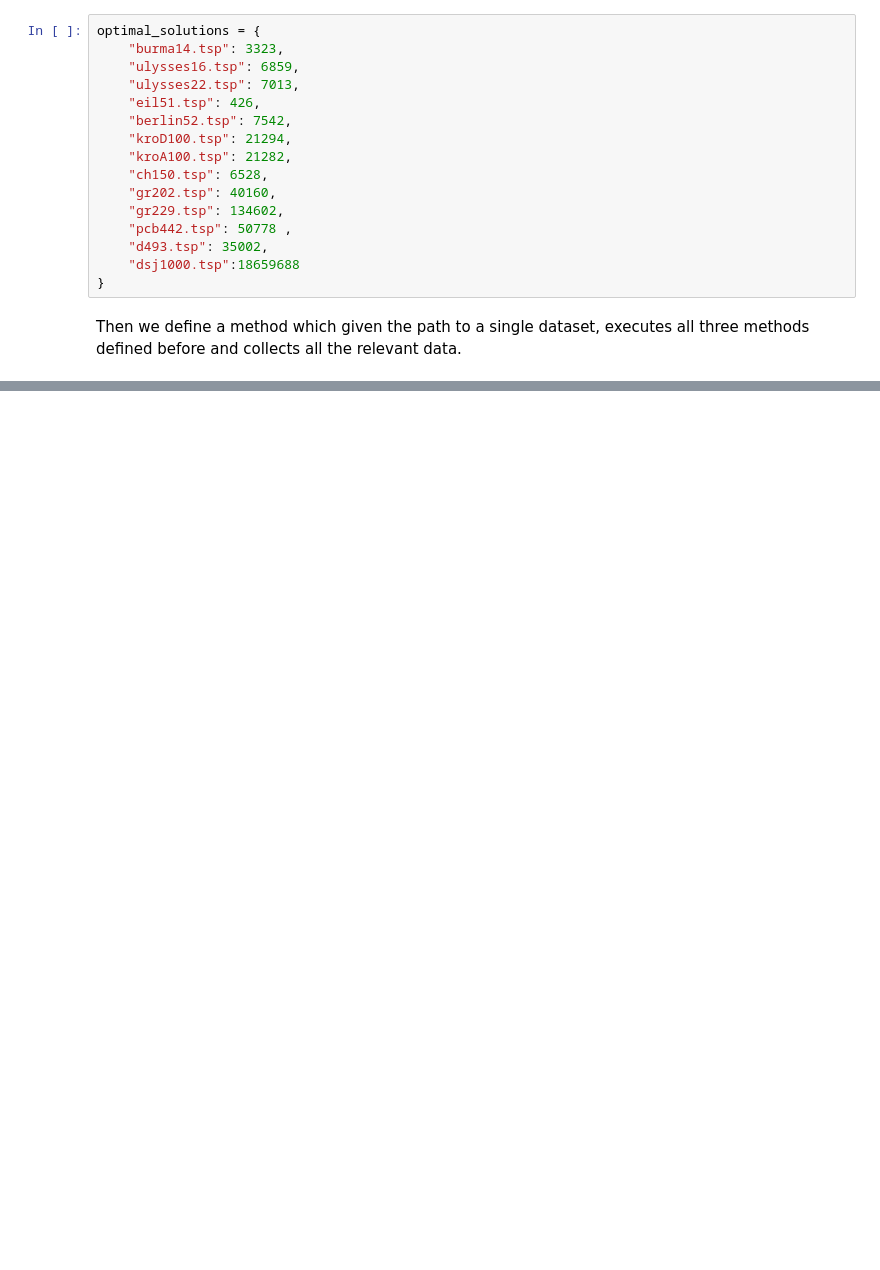
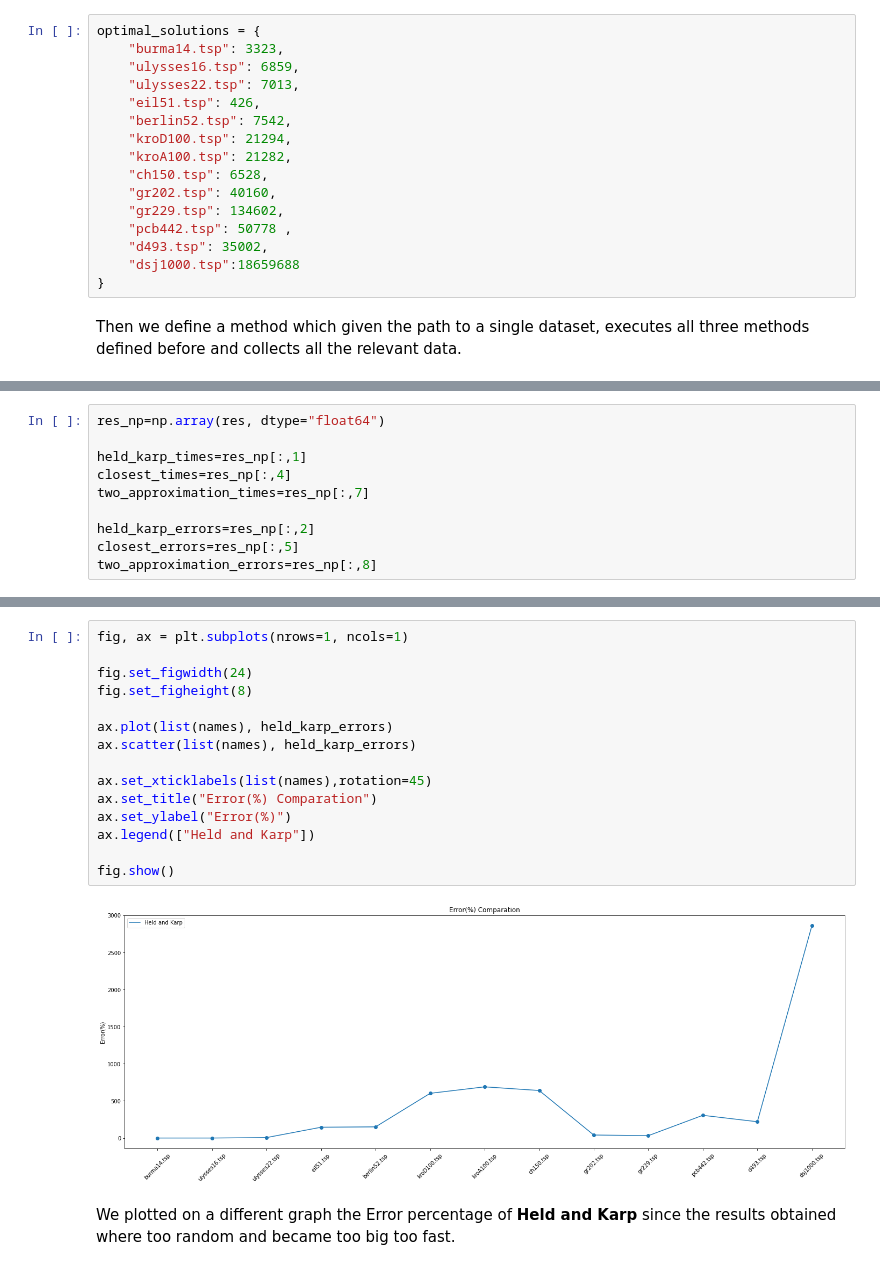
Before and after one commit to giacomogreggio/Algoritmi_avanzati, a Jupyter notebook: Alg_Av_HW2.ipynb, the cells around one changed output, grey strips where cells are left out. Saved outputs shown, nothing was run; the diff lists cells and outputs as text; blank space fills up the shorter version.

```diff
--- a/Alg_Av_HW2.ipynb
+++ b/Alg_Av_HW2.ipynb
@@ -522 +629,11 @@ Best solution found in 0.00065 seconds : 7788
+# %%
+res_np=np.array(res, dtype="float64")
+
+held_karp_times=res_np[:,1]
+closest_times=res_np[:,4]
+two_approximation_times=res_np[:,7]
+
+held_karp_errors=res_np[:,2]
+closest_errors=res_np[:,5]
+two_approximation_errors=res_np[:,8]
 # %% [markdown]
@@ -537,0 +680,19 @@ df
+# %%
+fig, ax = plt.subplots(nrows=1, ncols=1)
+
+fig.set_figwidth(24)
+fig.set_figheight(8)
+
+ax.plot(list(names), held_karp_errors)
+ax.scatter(list(names), held_karp_errors)
+
+ax.set_xticklabels(list(names),rotation=45)
+ax.set_title("Error(%) Comparation")
+ax.set_ylabel("Error(%)")
+ax.legend(["Held and Karp"])
+
+fig.show()
+# %% [output]
+[figure, added]
+# %% [markdown]
+We plotted on a different graph the Error percentage of **Held and Karp** since the results obtained where too random and became too big too fast.
```
Also changed, not shown: parts of 37 cells of this notebook.
